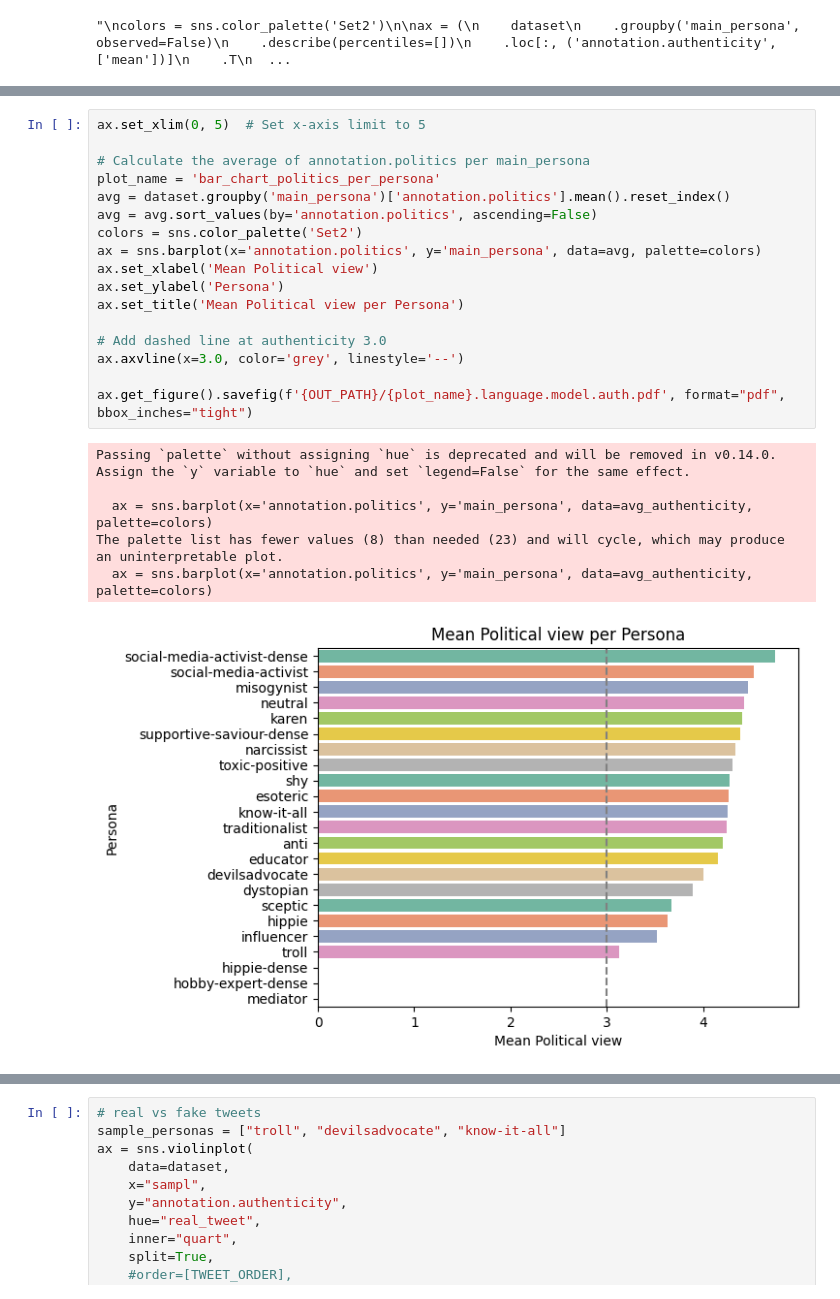
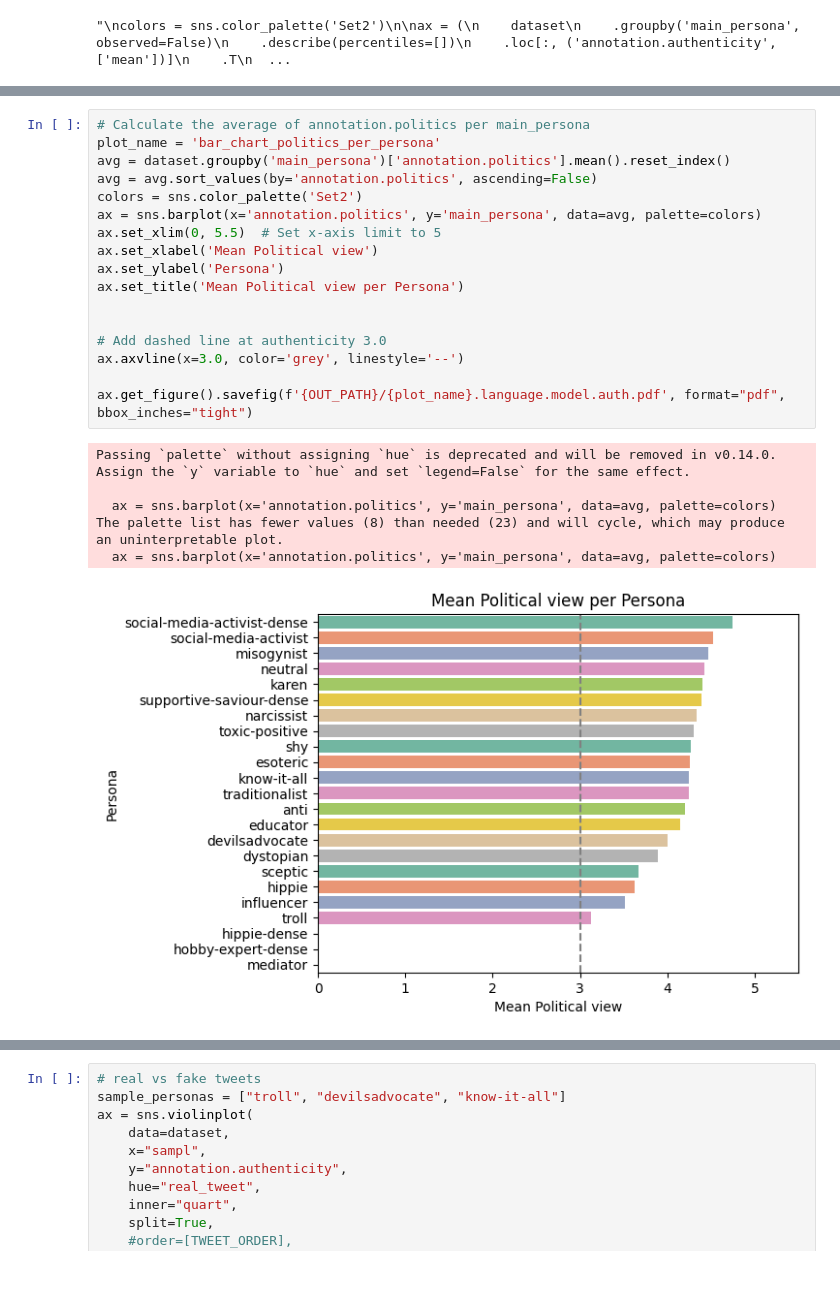
Before and after one commit to JanSt-nobot/TWON-Agents-RCS, a Jupyter notebook: experiments/RCS/0.1-Data-Processing.ipynb, the cells around one changed output, grey strips where cells are left out. Drawn from its saved outputs; the diff is of its cells as text.

```diff
--- a/experiments/RCS/0.1-Data-Processing.ipynb
+++ b/experiments/RCS/0.1-Data-Processing.ipynb
@@ -166,27 +190,27 @@ The palette list has fewer values (8) than needed (23) and will cycle, which may
 # %%
-ax.set_xlim(0, 5)  # Set x-axis limit to 5
-
 # Calculate the average of annotation.politics per main_persona
 plot_name = 'bar_chart_politics_per_persona'
 avg = dataset.groupby('main_persona')['annotation.politics'].mean().reset_index()
 avg = avg.sort_values(by='annotation.politics', ascending=False)
 colors = sns.color_palette('Set2')
 ax = sns.barplot(x='annotation.politics', y='main_persona', data=avg, palette=colors)
+ax.set_xlim(0, 5.5)  # Set x-axis limit to 5
 ax.set_xlabel('Mean Political view')
 ax.set_ylabel('Persona')
 ax.set_title('Mean Political view per Persona')
+
 
 # Add dashed line at authenticity 3.0
 ax.axvline(x=3.0, color='grey', linestyle='--')
 
 ax.get_figure().savefig(f'{OUT_PATH}/{plot_name}.language.model.auth.pdf', format="pdf", bbox_inches="tight")
 # %% [output]
 Passing `palette` without assigning `hue` is deprecated and will be removed in v0.14.0. Assign the `y` variable to `hue` and set `legend=False` for the same effect.
 
-  ax = sns.barplot(x='annotation.politics', y='main_persona', data=avg_authenticity, palette=colors)
+  ax = sns.barplot(x='annotation.politics', y='main_persona', data=avg, palette=colors)
 The palette list has fewer values (8) than needed (23) and will cycle, which may produce an uninterpretable plot.
-  ax = sns.barplot(x='annotation.politics', y='main_persona', data=avg_authenticity, palette=colors)
+  ax = sns.barplot(x='annotation.politics', y='main_persona', data=avg, palette=colors)
-[figure, old version]
+[figure, new version]
 # %%
 
 # Calculate the average of annotation.persona per main_persona
```
Also changed, not shown: parts of 10 cells of this notebook, 7 other files.
